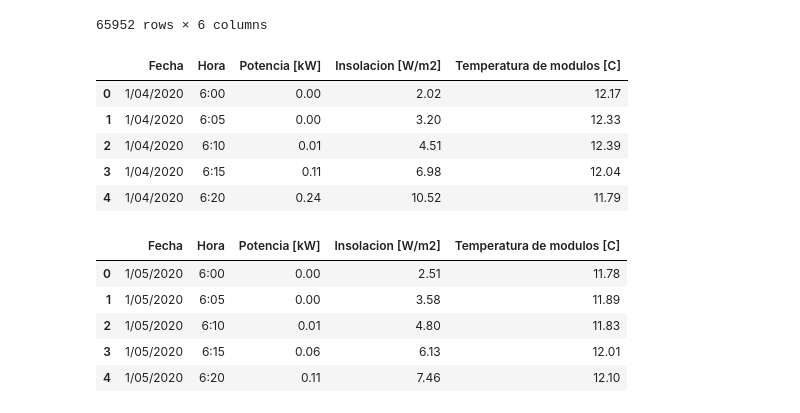
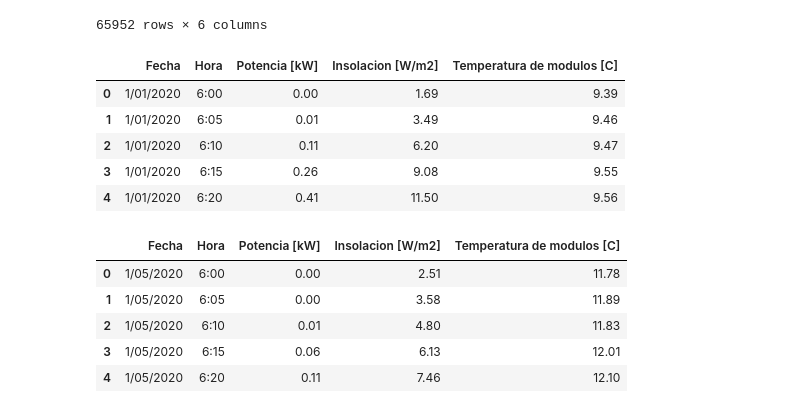
Before and after one commit to only-Robin/Proyecto-Electronica, a Jupyter notebook: DATOS SOLAR/Pre procesados/SARIMAX.ipynb, the cells around one changed output. Drawn from its saved outputs; the diff is of its cells as text; code cells hidden in the pictures.

```diff
--- a/DATOS SOLAR/Pre procesados/SARIMAX.ipynb
+++ b/DATOS SOLAR/Pre procesados/SARIMAX.ipynb
@@ -28,18 +28,18 @@ pd.read_csv('DataFinalBeta.csv')
 | 65951 | 4463 | 31/12/2020 | 17:55 | 0.00 | 3.45 | 12.33 |
 65952 rows × 6 columns
 # %%
-abril = pd.read_csv('Abril 2020.csv').drop('Unnamed: 0',axis = 1)
+abril = pd.read_csv('Enero 2020.csv').drop('Unnamed: 0',axis = 1)
 mayo = pd.read_csv('Mayo 2020.csv').drop('Unnamed: 0',axis = 1)
 abril = abril[['Fecha','Hora','Potencia [kW]','Insolacion [W/m2]','Temperatura de modulos [C]']]
 mayo = mayo[['Fecha','Hora','Potencia [kW]','Insolacion [W/m2]','Temperatura de modulos [C]']]
 abril.head()
 # %% [output]
 |  | Fecha | Hora | Potencia [kW] | Insolacion [W/m2] | Temperatura de modulos [C] |
-| 0 | 1/04/2020 | 6:00 | 0.00 | 2.02 | 12.17 |
-| 1 | 1/04/2020 | 6:05 | 0.00 | 3.20 | 12.33 |
-| 2 | 1/04/2020 | 6:10 | 0.01 | 4.51 | 12.39 |
-| 3 | 1/04/2020 | 6:15 | 0.11 | 6.98 | 12.04 |
-| 4 | 1/04/2020 | 6:20 | 0.24 | 10.52 | 11.79 |
+| 0 | 1/01/2020 | 6:00 | 0.00 | 1.69 | 9.39 |
+| 1 | 1/01/2020 | 6:05 | 0.01 | 3.49 | 9.46 |
+| 2 | 1/01/2020 | 6:10 | 0.11 | 6.20 | 9.47 |
+| 3 | 1/01/2020 | 6:15 | 0.26 | 9.08 | 9.55 |
+| 4 | 1/01/2020 | 6:20 | 0.41 | 11.50 | 9.56 |
 # %%
 mayo.head()
 # %% [output]
```
Also changed, not shown: parts of 11 cells of this notebook, 2 other files.
